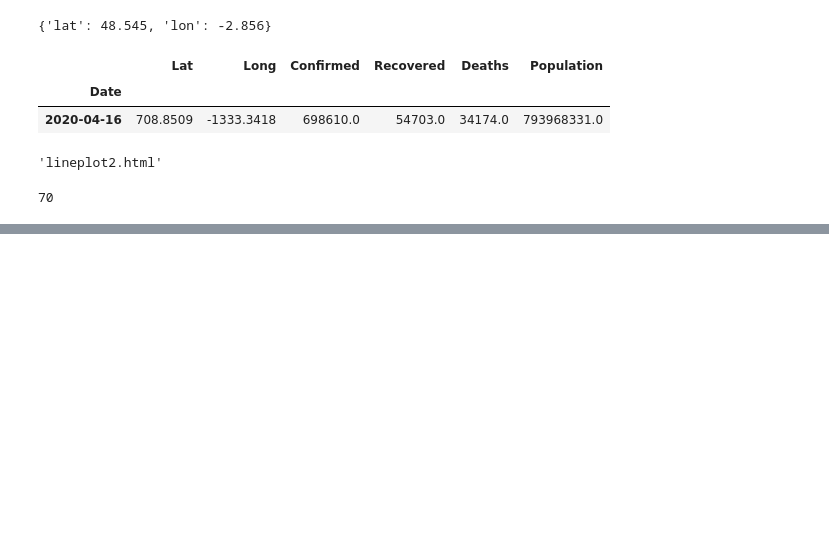
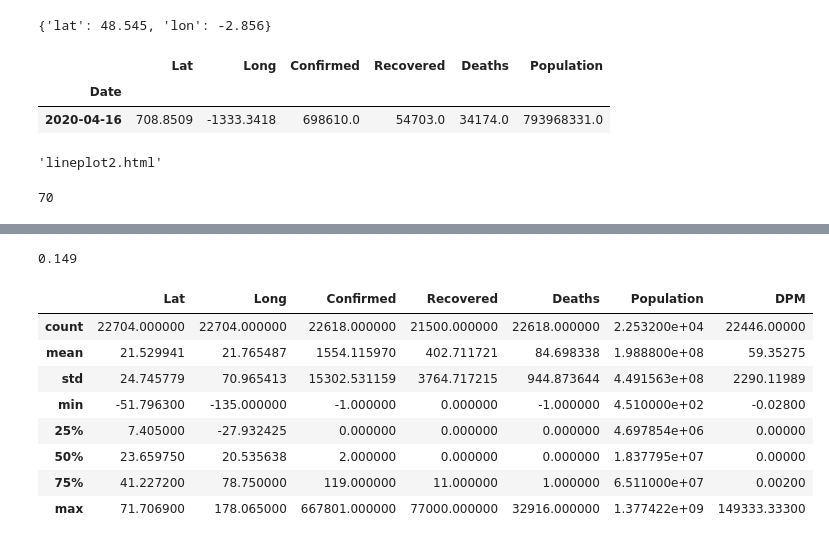
Before and after one commit to gregory1506/DashPlotly, a Jupyter notebook: 08_functional_mapp_call.ipynb, the cells around one changed output, grey strips where cells are left out. Saved outputs shown, nothing was run; the diff lists cells and outputs as text; code cells hidden in the pictures; blank space fills up the shorter version.

```diff
--- a/08_functional_mapp_call.ipynb
+++ b/08_functional_mapp_call.ipynb
@@ -149,0 +224,16 @@ DATES.index(datf)
+# %%
+df2.DPM.max()
+# %% [output]
+0.149
+# %%
+df2.describe()
+# %% [output]
+|  | Lat | Long | Confirmed | Recovered | Deaths | Population | DPM |
+| count | 22704.000000 | 22704.000000 | 22618.000000 | 21500.000000 | 22618.000000 | 2.253200e+04 | 22446.00000 |
+| mean | 21.529941 | 21.765487 | 1554.115970 | 402.711721 | 84.698338 | 1.988800e+08 | 59.35275 |
+| std | 24.745779 | 70.965413 | 15302.531159 | 3764.717215 | 944.873644 | 4.491563e+08 | 2290.11989 |
+| min | -51.796300 | -135.000000 | -1.000000 | 0.000000 | -1.000000 | 4.510000e+02 | -0.02800 |
+| 25% | 7.405000 | -27.932425 | 0.000000 | 0.000000 | 0.000000 | 4.697854e+06 | 0.00000 |
+| 50% | 23.659750 | 20.535638 | 2.000000 | 0.000000 | 0.000000 | 1.837795e+07 | 0.00000 |
+| 75% | 41.227200 | 78.750000 | 119.000000 | 11.000000 | 1.000000 | 6.511000e+07 | 0.00200 |
+| max | 71.706900 | 178.065000 | 667801.000000 | 77000.000000 | 32916.000000 | 1.377422e+09 | 149333.33300 |
```
Also changed, not shown: parts of 5 cells of this notebook, 4 other files.
